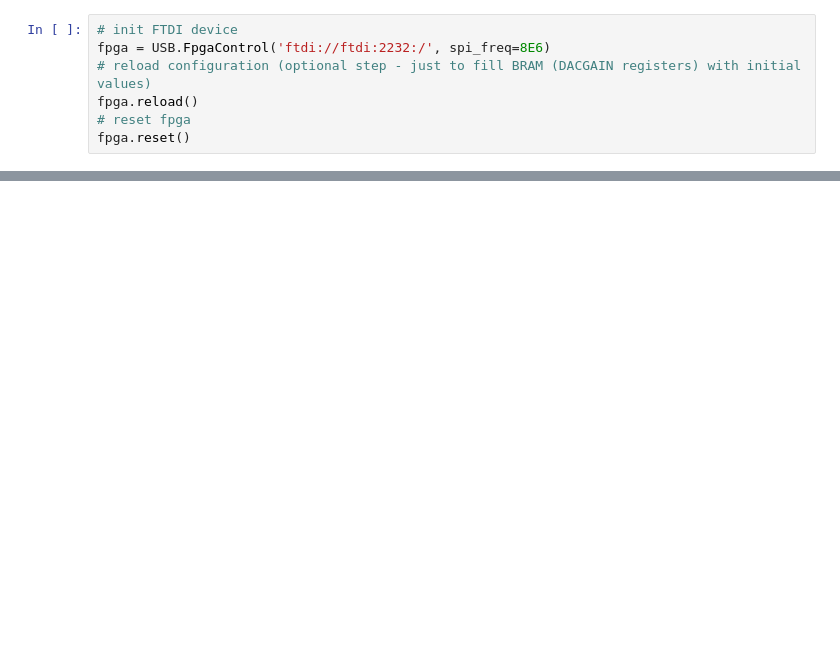
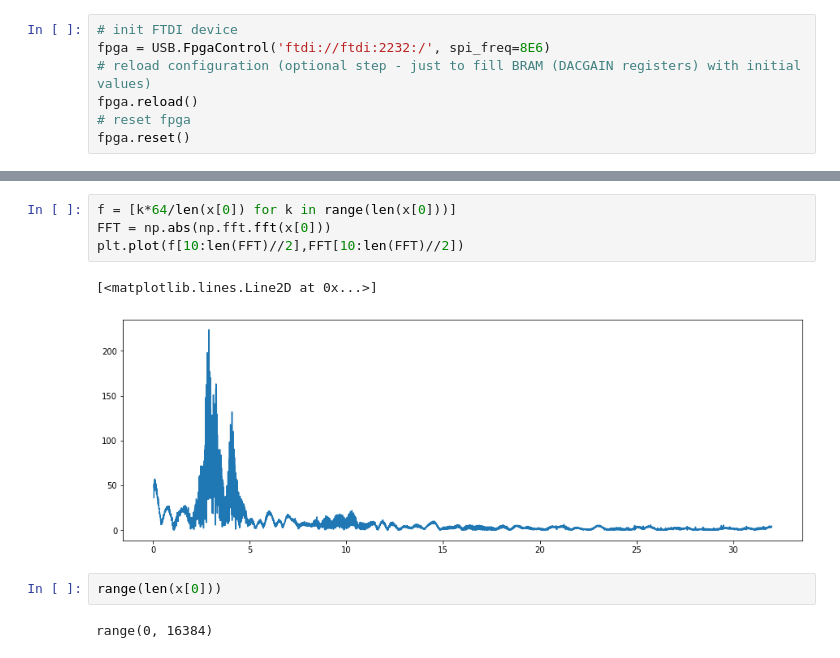
Before and after one commit to kelu124/echomods, a Jupyter notebook: matty/20201104a/20201104a.ipynb, the cells around one changed output, grey strips where cells are left out. Cells and saved outputs as stored; diff of their text form; blank space fills up the shorter version.

```diff
--- a/matty/20201104a/20201104a.ipynb
+++ b/matty/20201104a/20201104a.ipynb
@@ -52,0 +32,11 @@ plt.plot(t,signal)
+# %%
+f = [k*64/len(x[0]) for k in range(len(x[0]))]
+FFT = np.abs(np.fft.fft(x[0]))
+plt.plot(f[10:len(FFT)//2],FFT[10:len(FFT)//2])
+# %% [output]
+[<matplotlib.lines.Line2D at 0x...>]
+[figure, added]
+# %%
+range(len(x[0]))
+# %% [output]
+range(0, 16384)
```
Also changed, not shown: parts of 6 cells of this notebook, 3 other files.
